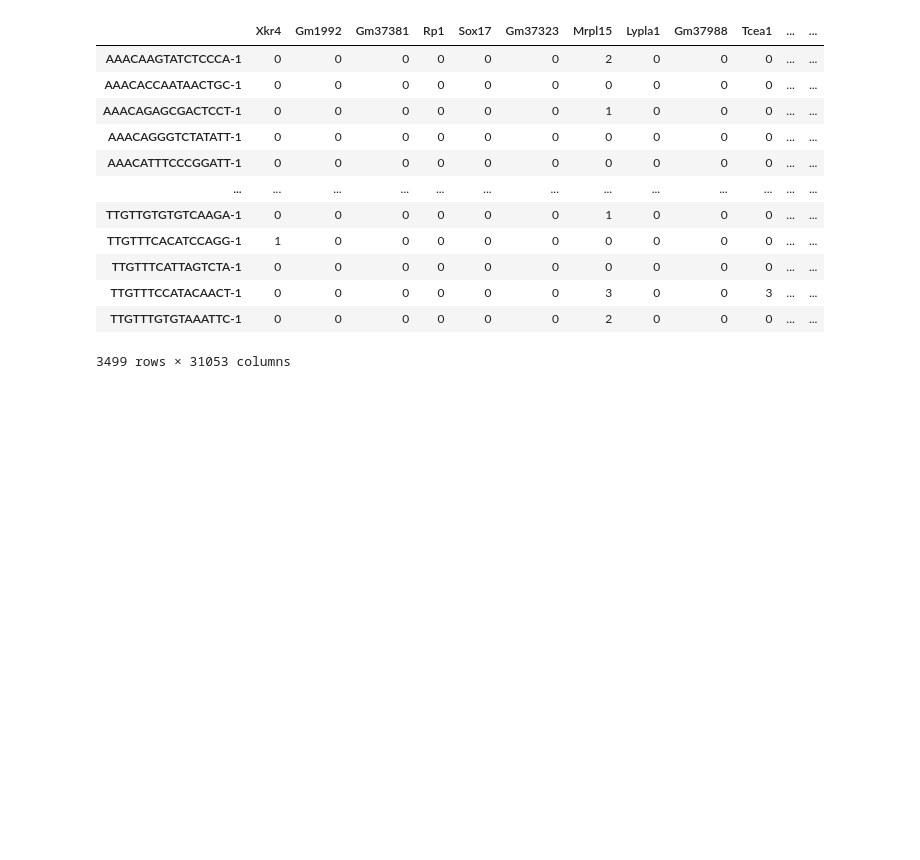
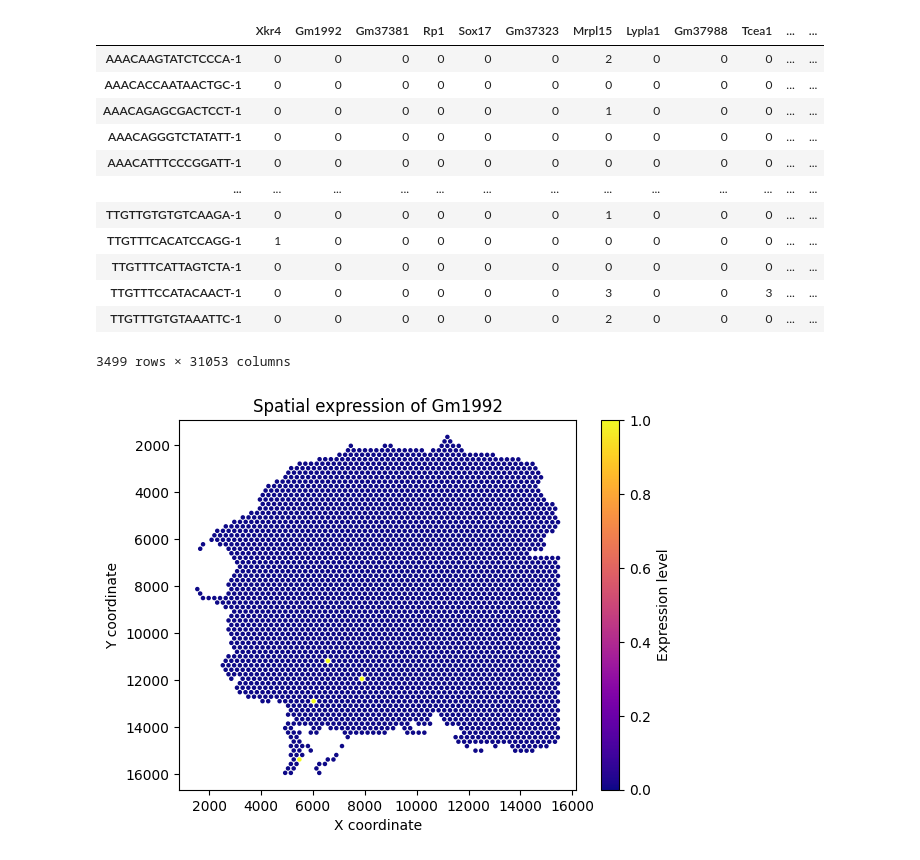
Before and after one commit to ScheWann/A-Part-to-Whole-Circular-Cell-Explorer, a Jupyter notebook: RedesignChallenge/Python/process.ipynb, the cells around one changed output. Drawn from its saved outputs; the diff is of its cells as text; code cells hidden in the pictures; blank space fills up the shorter version.

```diff
--- a/RedesignChallenge/Python/process.ipynb
+++ b/RedesignChallenge/Python/process.ipynb
@@ -195,11 +208,11 @@ with h5py.File('../Data/Filtered_feature_bc_matrix.h5', 'r') as file:
 
     matrix = sparse.csc_matrix((data, indices, indptr), shape=shape)
 
+
     df = pd.DataFrame(matrix.toarray(), index=genes, columns=barcodes).transpose()
-    df.fillna(0, inplace=True)
+    # df.fillna(0, inplace=True)
 
     # df.to_csv('output.csv')
-    # print("CSV file has been created named 'output.csv'")
 
 df
 # %% [output]
@@ -220,3 +233,17 @@ Shape: [31053  3499]
 | TTGTTTCCATACAACT-1 | 0 | 0 | 0 | 0 | 0 | 0 | 3 | 0 | 0 | 3 | ... | ... |
 | TTGTTTGTGTAAATTC-1 | 0 | 0 | 0 | 0 | 0 | 0 | 2 | 0 | 0 | 0 | ... | ... |
 3499 rows × 31053 columns
+# %%
+gene_of_interest = 'Gm1992'
+
+# Create a scatter plot of the expression of the gene of interest
+plt.scatter(positions['x'], positions['y'], c=df[gene_of_interest], cmap='plasma', s=5)
+plt.colorbar(label='Expression level')
+plt.title(f'Spatial expression of {gene_of_interest}')
+plt.xlabel('X coordinate')
+plt.ylabel('Y coordinate')
+
+plt.gca().invert_yaxis()
+plt.show()
+# %% [output]
+[figure, added]
```
Also changed, not shown: parts of 2 cells of this notebook, 1 other file.
